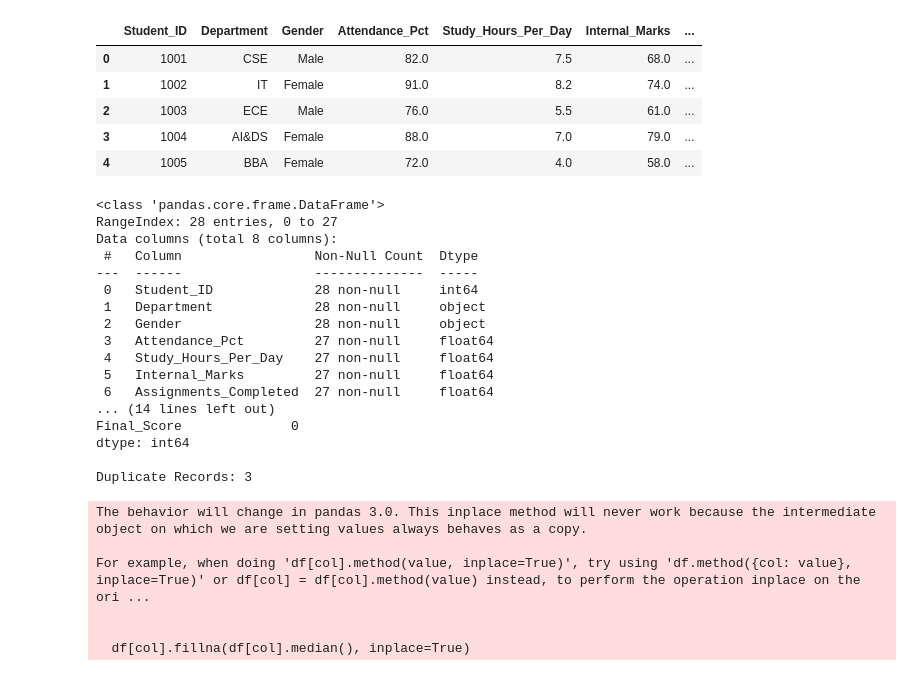
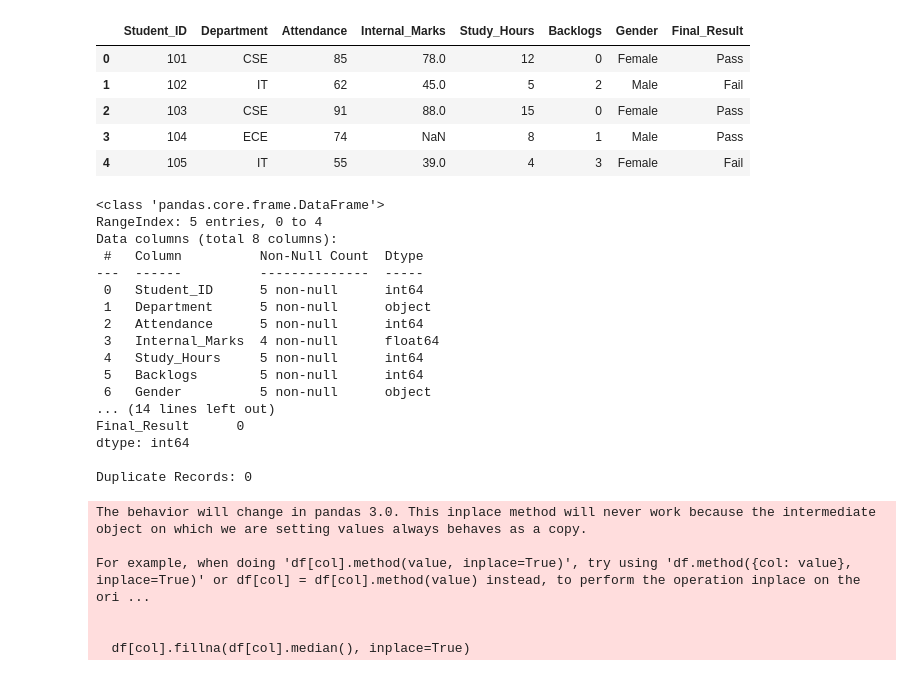
Before and after one commit to priya25-art/Machine-Learning, a Jupyter notebook: Linear Regression.ipynb, the cells around one changed output. Saved outputs shown, nothing was run; the diff lists cells and outputs as text; code cells hidden in the pictures.

```diff
--- a/Linear Regression.ipynb
+++ b/Linear Regression.ipynb
@@ -14,37 +14,37 @@ from sklearn.ensemble import RandomForestRegressor
 # %%
 import pandas as pd
 
-df = pd.read_excel("/content/Practice_data.xlsx")
+df = pd.read_excel("/content/ML_data.xlsx")
 df.head()
 # %% [output]
-|  | Student_ID | Department | Gender | Attendance_Pct | Study_Hours_Per_Day | Internal_Marks | ... |
-| 0 | 1001 | CSE | Male | 82.0 | 7.5 | 68.0 | ... |
-| 1 | 1002 | IT | Female | 91.0 | 8.2 | 74.0 | ... |
-| 2 | 1003 | ECE | Male | 76.0 | 5.5 | 61.0 | ... |
-| 3 | 1004 | AI&DS | Female | 88.0 | 7.0 | 79.0 | ... |
-| 4 | 1005 | BBA | Female | 72.0 | 4.0 | 58.0 | ... |
+|  | Student_ID | Department | Attendance | Internal_Marks | Study_Hours | Backlogs | Gender | Final_Result |
+| 0 | 101 | CSE | 85 | 78.0 | 12 | 0 | Female | Pass |
+| 1 | 102 | IT | 62 | 45.0 | 5 | 2 | Male | Fail |
+| 2 | 103 | CSE | 91 | 88.0 | 15 | 0 | Female | Pass |
+| 3 | 104 | ECE | 74 | NaN | 8 | 1 | Male | Pass |
+| 4 | 105 | IT | 55 | 39.0 | 4 | 3 | Female | Fail |
 # %%
 print("Dataset Info:\n", df.info())
 print("\nMissing Values:\n", df.isnull().sum())
 print("\nDuplicate Records:", df.duplicated().sum())
 # %% [output]
 <class 'pandas.core.frame.DataFrame'>
-RangeIndex: 28 entries, 0 to 27
+RangeIndex: 5 entries, 0 to 4
 Data columns (total 8 columns):
- #   Column                 Non-Null Count  Dtype
----  ------                 --------------  -----
- 0   Student_ID             28 non-null     int64
- 1   Department             28 non-null     object
- 2   Gender                 28 non-null     object
- 3   Attendance_Pct         27 non-null     float64
- 4   Study_Hours_Per_Day    27 non-null     float64
- 5   Internal_Marks         27 non-null     float64
- 6   Assignments_Completed  27 non-null     float64
+ #   Column          Non-Null Count  Dtype
+---  ------          --------------  -----
+ 0   Student_ID      5 non-null      int64
+ 1   Department      5 non-null      object
+ 2   Attendance      5 non-null      int64
+ 3   Internal_Marks  4 non-null      float64
+ 4   Study_Hours     5 non-null      int64
+ 5   Backlogs        5 non-null      int64
+ 6   Gender          5 non-null      object
 ... (14 lines left out)
-Final_Score              0
+Final_Result      0
 dtype: int64
 
-Duplicate Records: 3
+Duplicate Records: 0
 # %%
 for col in df.select_dtypes(include=np.number).columns:
     df[col].fillna(df[col].median(), inplace=True)
```
Also changed, not shown: parts of 8 cells of this notebook.
